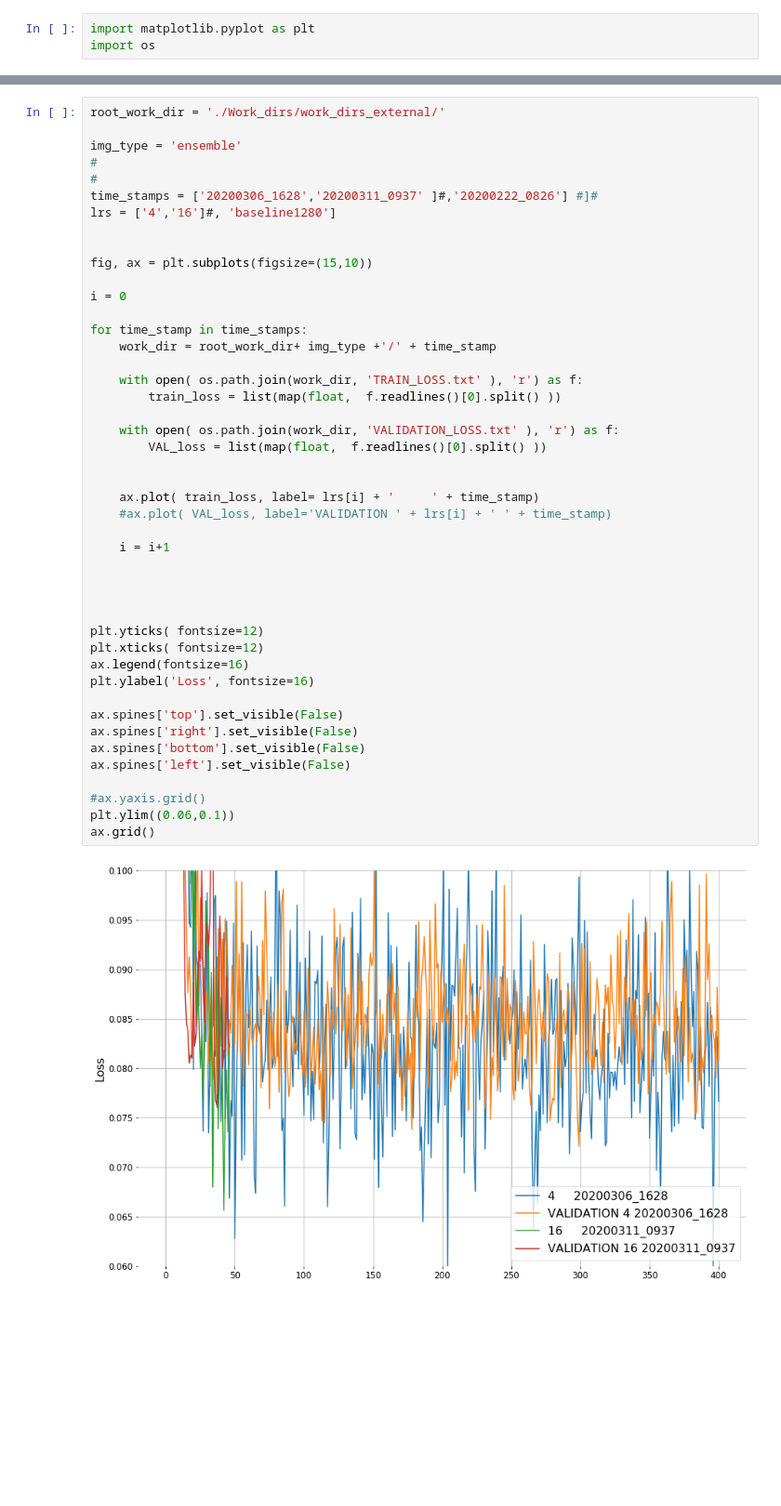
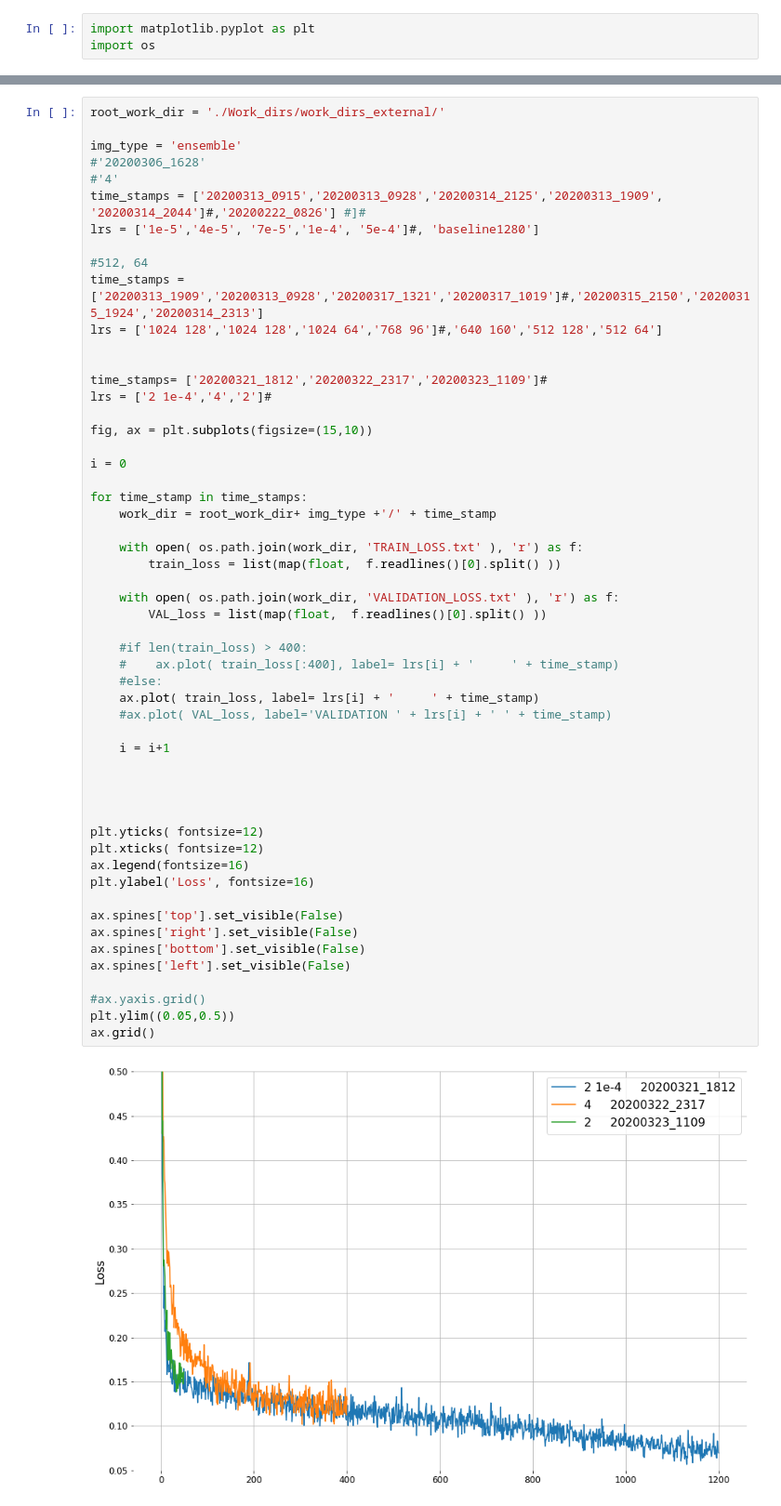
Before and after one commit to thaiKari/mmdetection-sau, a Jupyter notebook: tdt_4265_code/finetune learning rate.ipynb, the cells around one changed output, grey strips where cells are left out. Shown at 93% size. Cells and saved outputs as stored; diff of their text form; blank space fills up the shorter version.

```diff
--- a/tdt_4265_code/finetune learning rate.ipynb
+++ b/tdt_4265_code/finetune learning rate.ipynb
@@ -115,11 +119,18 @@ ax.grid()
 root_work_dir = './Work_dirs/work_dirs_external/'
 
 img_type = 'ensemble'
-#
-#
-time_stamps = ['20200306_1628','20200311_0937' ]#,'20200222_0826'] #]#
-lrs = ['4','16']#, 'baseline1280']
+#'20200306_1628'
+#'4'
+time_stamps = ['20200313_0915','20200313_0928','20200314_2125','20200313_1909', '20200314_2044']#,'20200222_0826'] #]#
+lrs = ['1e-5','4e-5', '7e-5','1e-4', '5e-4']#, 'baseline1280']
 
+#512, 64
+time_stamps = ['20200313_1909','20200313_0928','20200317_1321','20200317_1019']#,'20200315_2150','20200315_1924','20200314_2313']
+lrs = ['1024 128','1024 128','1024 64','768 96']#,'640 160','512 128','512 64']
+
+
+time_stamps= ['20200321_1812','20200322_2317','20200323_1109']#
+lrs = ['2 1e-4','4','2']#
 
 fig, ax = plt.subplots(figsize=(15,10))
 
@@ -128,33 +139,35 @@ i = 0
 for time_stamp in time_stamps:
     work_dir = root_work_dir+ img_type +'/' + time_stamp
 
     with open( os.path.join(work_dir, 'TRAIN_LOSS.txt' ), 'r') as f:
         train_loss = list(map(float,  f.readlines()[0].split() ))
 
     with open( os.path.join(work_dir, 'VALIDATION_LOSS.txt' ), 'r') as f:
         VAL_loss = list(map(float,  f.readlines()[0].split() ))
 
-
+    #if len(train_loss) > 400:
+    #    ax.plot( train_loss[:400], label= lrs[i] + '     ' + time_stamp)
+    #else:
     ax.plot( train_loss, label= lrs[i] + '     ' + time_stamp)
     #ax.plot( VAL_loss, label='VALIDATION ' + lrs[i] + ' ' + time_stamp)
 
     i = i+1
 
 
 
 
 plt.yticks( fontsize=12)
 plt.xticks( fontsize=12)
 ax.legend(fontsize=16)
 plt.ylabel('Loss', fontsize=16)
 
 ax.spines['top'].set_visible(False)
 ax.spines['right'].set_visible(False)
 ax.spines['bottom'].set_visible(False)
 ax.spines['left'].set_visible(False)
 
 #ax.yaxis.grid()
-plt.ylim((0.06,0.1))
+plt.ylim((0.05,0.5))
 ax.grid()
 # %% [output]
-[figure, old version]
+[figure, new version]
```
Also changed, not shown: parts of 4 cells of this notebook, 5 other files.
